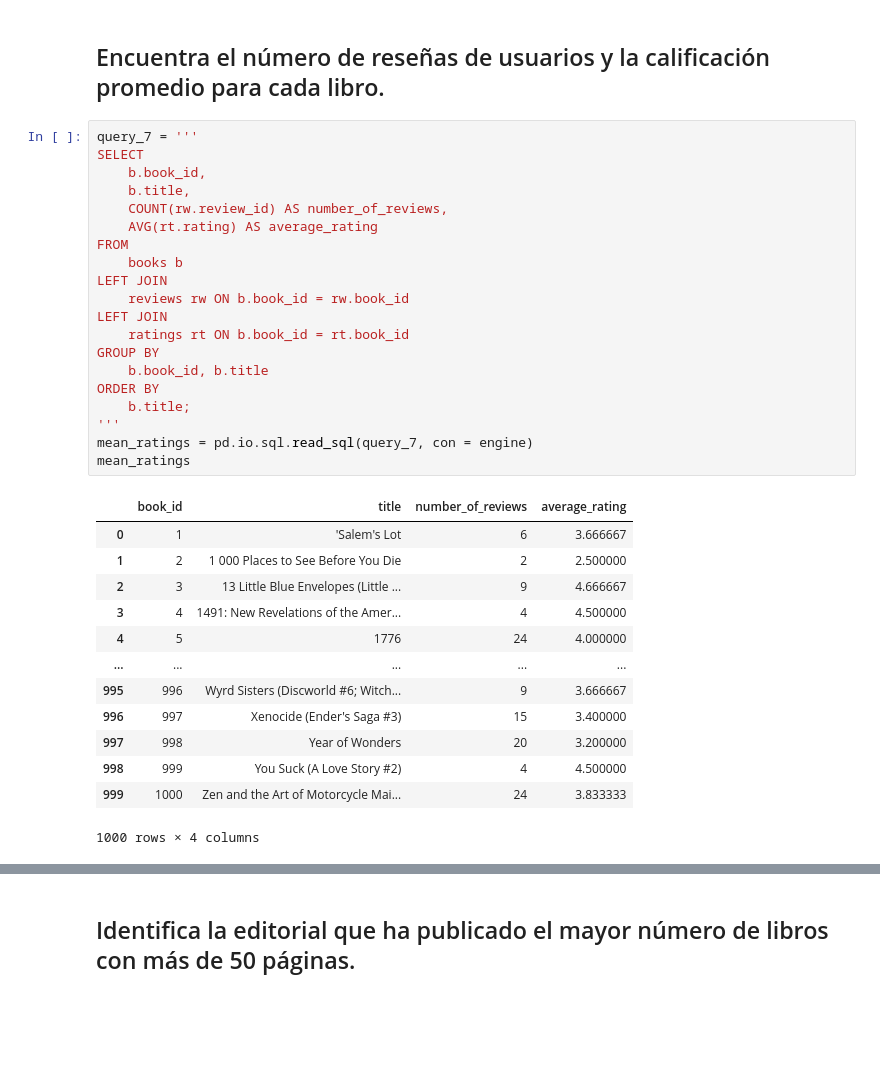
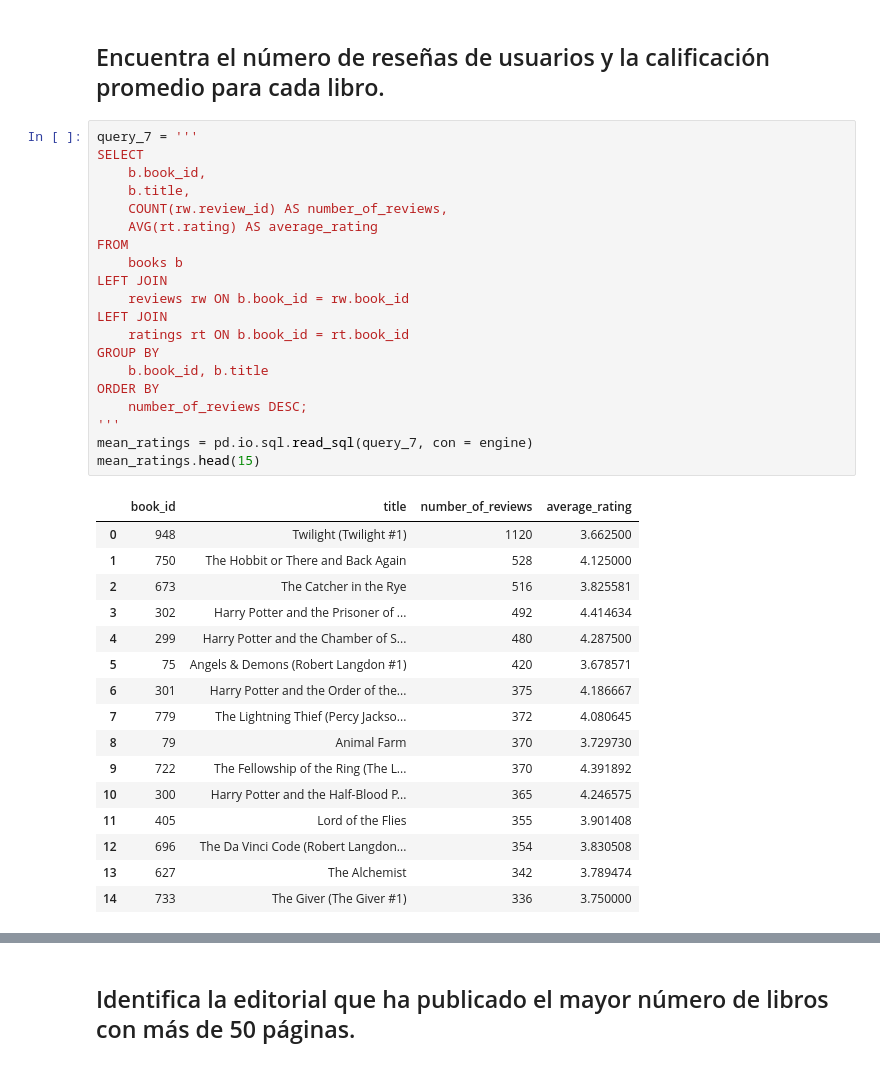
Before and after one commit to BCascante/Proyecto-Final-DA, a Jupyter notebook: SQL/SQL Project.ipynb, the cells around one changed output, grey strips where cells are left out. Drawn from its saved outputs; the diff is of its cells as text; blank space fills up the shorter version.

```diff
--- a/SQL/SQL Project.ipynb
+++ b/SQL/SQL Project.ipynb
@@ -180,34 +182,37 @@ books_count
 # %%
 query_7 = '''
 SELECT
     b.book_id,
     b.title,
     COUNT(rw.review_id) AS number_of_reviews,
     AVG(rt.rating) AS average_rating
 FROM
     books b
 LEFT JOIN
     reviews rw ON b.book_id = rw.book_id
 LEFT JOIN
     ratings rt ON b.book_id = rt.book_id
 GROUP BY
     b.book_id, b.title
 ORDER BY
-    b.title;
+    number_of_reviews DESC;
 '''
 mean_ratings = pd.io.sql.read_sql(query_7, con = engine)
-mean_ratings
+mean_ratings.head(15)
 # %% [output]
 |  | book_id | title | number_of_reviews | average_rating |
-| 0 | 1 | 'Salem's Lot | 6 | 3.666667 |
-| 1 | 2 | 1 000 Places to See Before You Die | 2 | 2.500000 |
-| 2 | 3 | 13 Little Blue Envelopes (Little ... | 9 | 4.666667 |
-| 3 | 4 | 1491: New Revelations of the Amer... | 4 | 4.500000 |
-| 4 | 5 | 1776 | 24 | 4.000000 |
-| ... | ... | ... | ... | ... |
-| 995 | 996 | Wyrd Sisters (Discworld #6; Witch... | 9 | 3.666667 |
-| 996 | 997 | Xenocide (Ender's Saga #3) | 15 | 3.400000 |
-| 997 | 998 | Year of Wonders | 20 | 3.200000 |
-| 998 | 999 | You Suck (A Love Story #2) | 4 | 4.500000 |
-| 999 | 1000 | Zen and the Art of Motorcycle Mai... | 24 | 3.833333 |
+| 0 | 948 | Twilight (Twilight #1) | 1120 | 3.662500 |
+| 1 | 750 | The Hobbit or There and Back Again | 528 | 4.125000 |
+| 2 | 673 | The Catcher in the Rye | 516 | 3.825581 |
+| 3 | 302 | Harry Potter and the Prisoner of ... | 492 | 4.414634 |
+| 4 | 299 | Harry Potter and the Chamber of S... | 480 | 4.287500 |
+| 5 | 75 | Angels & Demons (Robert Langdon #1) | 420 | 3.678571 |
+| 6 | 301 | Harry Potter and the Order of the... | 375 | 4.186667 |
+| 7 | 779 | The Lightning Thief (Percy Jackso... | 372 | 4.080645 |
+| 8 | 79 | Animal Farm | 370 | 3.729730 |
+| 9 | 722 | The Fellowship of the Ring (The L... | 370 | 4.391892 |
+| 10 | 300 | Harry Potter and the Half-Blood P... | 365 | 4.246575 |
+| 11 | 405 | Lord of the Flies | 355 | 3.901408 |
+| 12 | 696 | The Da Vinci Code (Robert Langdon... | 354 | 3.830508 |
+| 13 | 627 | The Alchemist | 342 | 3.789474 |
+| 14 | 733 | The Giver (The Giver #1) | 336 | 3.750000 |
-1000 rows × 4 columns
```
Also changed, not shown: parts of 6 cells of this notebook.
